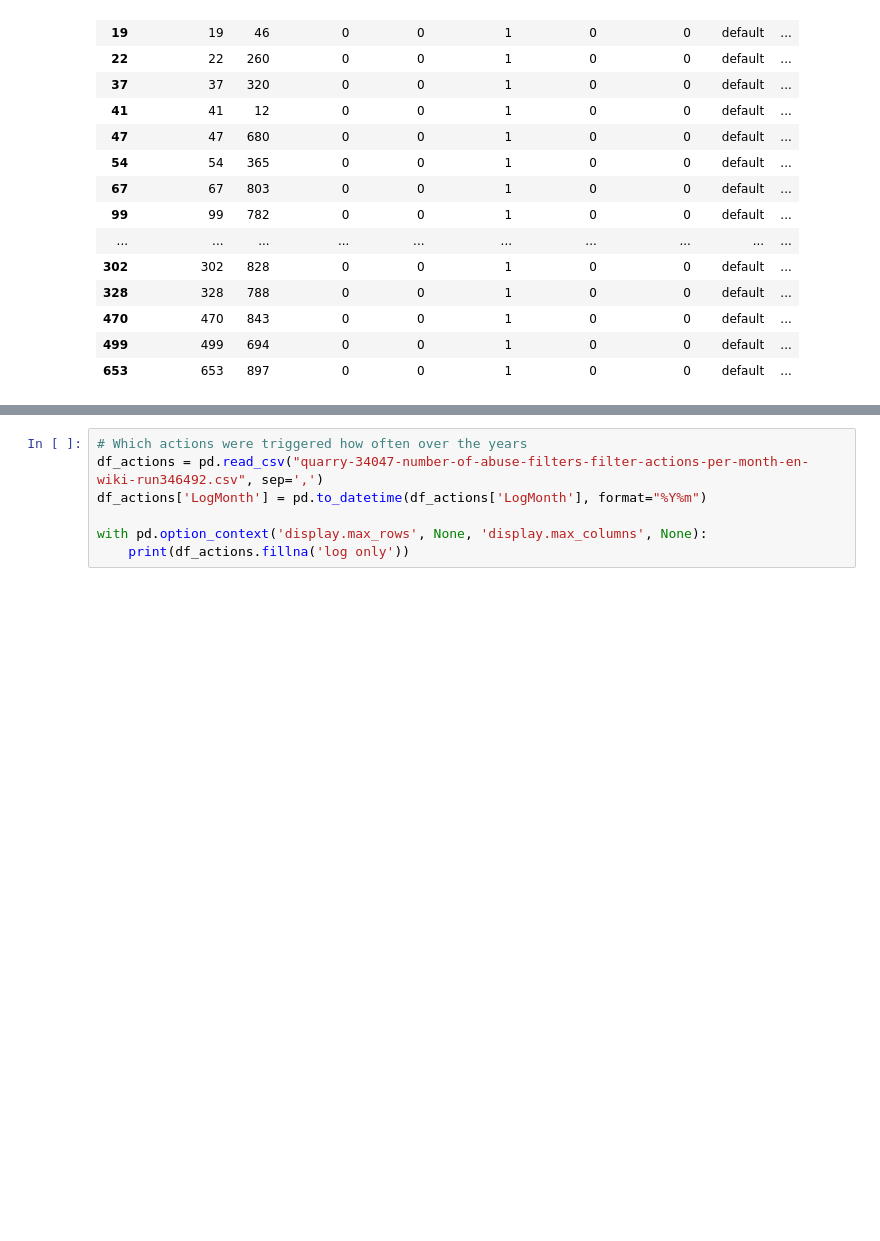
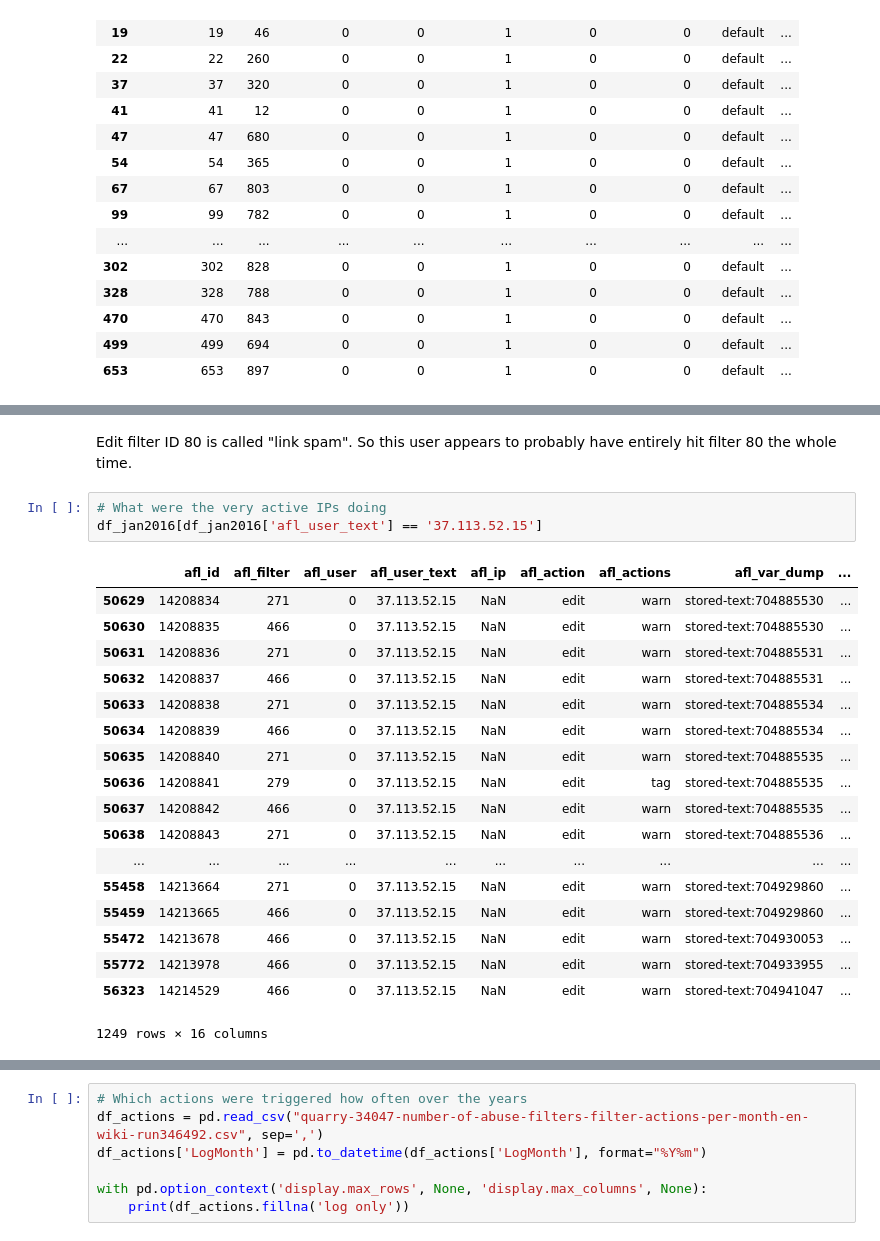
Before and after one commit to lusy/wikifilters, a Jupyter notebook: src/explore.ipynb, the cells around one changed output, grey strips where cells are left out. Cells and saved outputs as stored; diff of their text form; blank space fills up the shorter version.

```diff
--- a/src/explore.ipynb
+++ b/src/explore.ipynb
@@ -419,0 +394,24 @@ active_public[active_public['af_actions'].fillna('log only').str.contains('disal
+# %% [markdown]
+Edit filter ID 80 is called "link spam". So this user appears to probably have entirely hit filter 80 the whole time.
+# %%
+# What were the very active IPs doing
+df_jan2016[df_jan2016['afl_user_text'] == '37.113.52.15']
+# %% [output]
+|  | afl_id | afl_filter | afl_user | afl_user_text | afl_ip | afl_action | afl_actions | afl_var_dump | ... |
+| 50629 | 14208834 | 271 | 0 | 37.113.52.15 | NaN | edit | warn | stored-text:704885530 | ... |
+| 50630 | 14208835 | 466 | 0 | 37.113.52.15 | NaN | edit | warn | stored-text:704885530 | ... |
+| 50631 | 14208836 | 271 | 0 | 37.113.52.15 | NaN | edit | warn | stored-text:704885531 | ... |
+| 50632 | 14208837 | 466 | 0 | 37.113.52.15 | NaN | edit | warn | stored-text:704885531 | ... |
+| 50633 | 14208838 | 271 | 0 | 37.113.52.15 | NaN | edit | warn | stored-text:704885534 | ... |
+| 50634 | 14208839 | 466 | 0 | 37.113.52.15 | NaN | edit | warn | stored-text:704885534 | ... |
+| 50635 | 14208840 | 271 | 0 | 37.113.52.15 | NaN | edit | warn | stored-text:704885535 | ... |
+| 50636 | 14208841 | 279 | 0 | 37.113.52.15 | NaN | edit | tag | stored-text:704885535 | ... |
+| 50637 | 14208842 | 466 | 0 | 37.113.52.15 | NaN | edit | warn | stored-text:704885535 | ... |
+| 50638 | 14208843 | 271 | 0 | 37.113.52.15 | NaN | edit | warn | stored-text:704885536 | ... |
+| ... | ... | ... | ... | ... | ... | ... | ... | ... | ... |
+| 55458 | 14213664 | 271 | 0 | 37.113.52.15 | NaN | edit | warn | stored-text:704929860 | ... |
+| 55459 | 14213665 | 466 | 0 | 37.113.52.15 | NaN | edit | warn | stored-text:704929860 | ... |
+| 55472 | 14213678 | 466 | 0 | 37.113.52.15 | NaN | edit | warn | stored-text:704930053 | ... |
+| 55772 | 14213978 | 466 | 0 | 37.113.52.15 | NaN | edit | warn | stored-text:704933955 | ... |
+| 56323 | 14214529 | 466 | 0 | 37.113.52.15 | NaN | edit | warn | stored-text:704941047 | ... |
+1249 rows × 16 columns
```
Also changed, not shown: parts of 37 cells of this notebook, 1 other file.
